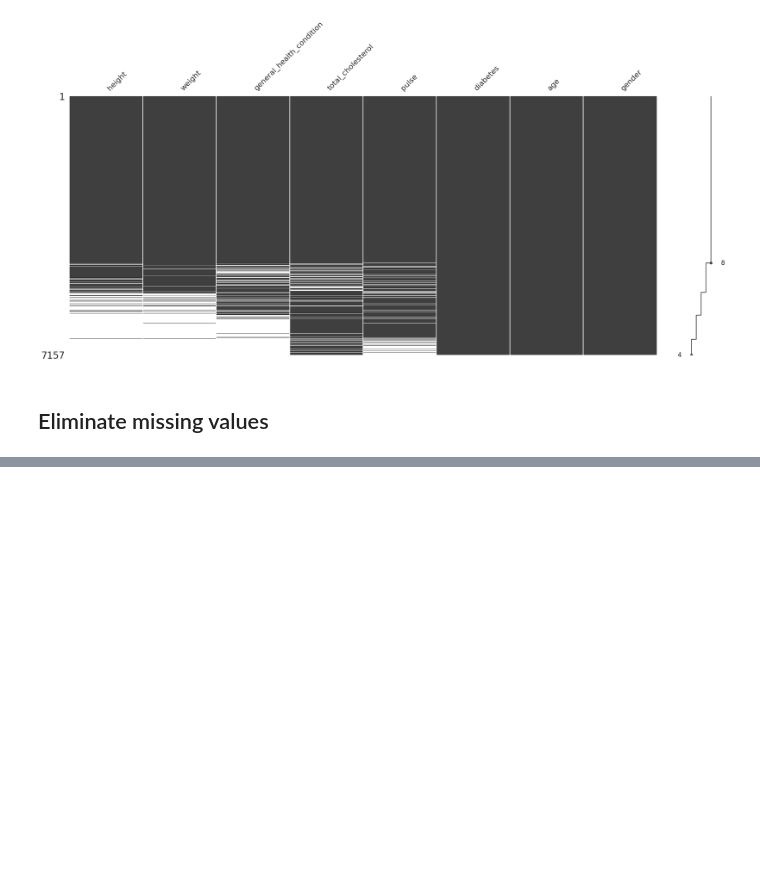
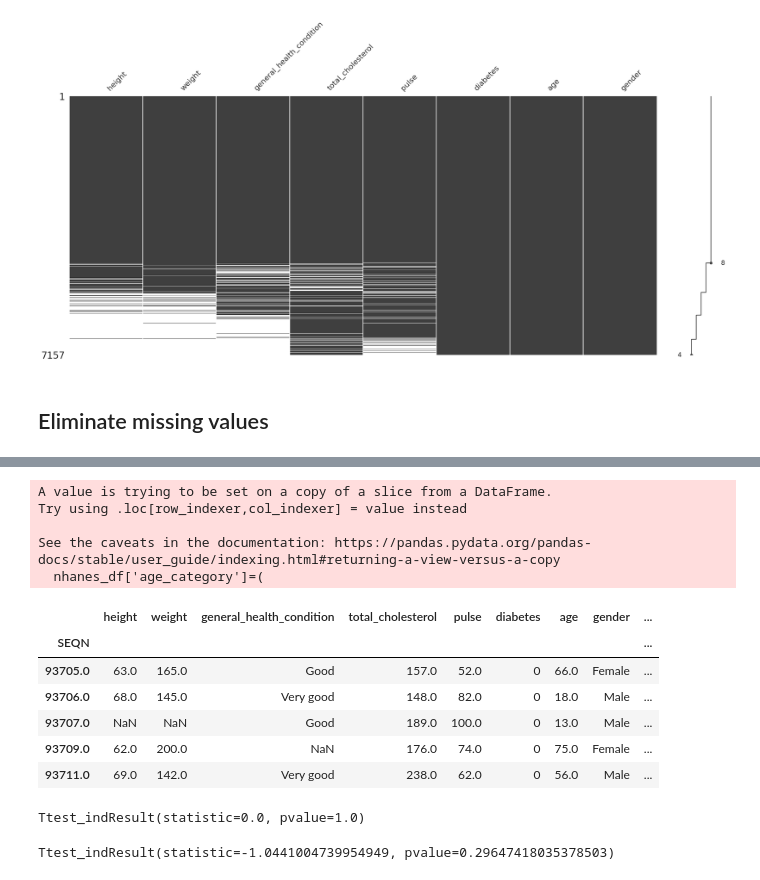
Before and after one commit to AleexSilva/Training-DataImputation, a Jupyter notebook: DataImput.ipynb, the cells around one changed output, grey strips where cells are left out. Drawn from its saved outputs; the diff is of its cells as text; code cells hidden in the pictures; blank space fills up the shorter version.

```diff
--- a/DataImput.ipynb
+++ b/DataImput.ipynb
@@ -210,0 +251,76 @@ nhanes_df=(
+# %%
+nhanes_df['age_category']=(
+    np.where(
+        nhanes_df.age>40,'Mayores','Menores'
+    )
+)
+# %% [output]
+A value is trying to be set on a copy of a slice from a DataFrame.
+Try using .loc[row_indexer,col_indexer] = value instead
+
+See the caveats in the documentation: https://pandas.pydata.org/pandas-docs/stable/user_guide/indexing.html#returning-a-view-versus-a-copy
+  nhanes_df['age_category']=(
+# %%
+nhanes_df.head()
+# %% [output]
+|  | height | weight | general_health_condition | total_cholesterol | pulse | diabetes | age | gender | ... |
+| SEQN |  |  |  |  |  |  |  |  | ... |
+| 93705.0 | 63.0 | 165.0 | Good | 157.0 | 52.0 | 0 | 66.0 | Female | ... |
+| 93706.0 | 68.0 | 145.0 | Very good | 148.0 | 82.0 | 0 | 18.0 | Male | ... |
+| 93707.0 | NaN | NaN | Good | 189.0 | 100.0 | 0 | 13.0 | Male | ... |
+| 93709.0 | 62.0 | 200.0 | NaN | 176.0 | 74.0 | 0 | 75.0 | Female | ... |
+| 93711.0 | 69.0 | 142.0 | Very good | 238.0 | 62.0 | 0 | 56.0 | Male | ... |
+# %%
+high_age_height, low_age_height = (
+
+    nhanes_df
+    .select_columns('height','age_category')
+    .transform_column(
+        'height',
+        lambda d: d.isna(),
+        elementwise=False
+    )
+    .groupby('age_category')
+    .height
+    .pipe(
+        lambda df: (
+            df.get_group('Mayores'),
+            df.get_group('Mayores')
+        )
+    )
+
+)
+
+scipy.stats.ttest_ind(
+    a=high_age_height,
+    b=low_age_height,
+    alternative='two-sided'
+)
+# %% [output]
+Ttest_indResult(statistic=0.0, pvalue=1.0)
+# %%
+female_height,male_height=(
+    nhanes_df
+    .select_columns('gender','height')
+    .transform_column(
+        'height',
+        lambda x:x.isna(),
+        elementwise=False
+    )
+    .groupby('gender')
+    .height
+    .pipe(
+        lambda df: (
+            df.get_group('Female'),
+            df.get_group('Male')
+        )
+    )
+)
+
+scipy.stats.ttest_ind(
+    a=female_height,
+    b=male_height,
+    alternative='two-sided'
+)
+# %% [output]
+Ttest_indResult(statistic=-1.0441004739954949, pvalue=0.29647418035378503)
```
Also changed, not shown: parts of 19 cells of this notebook.
